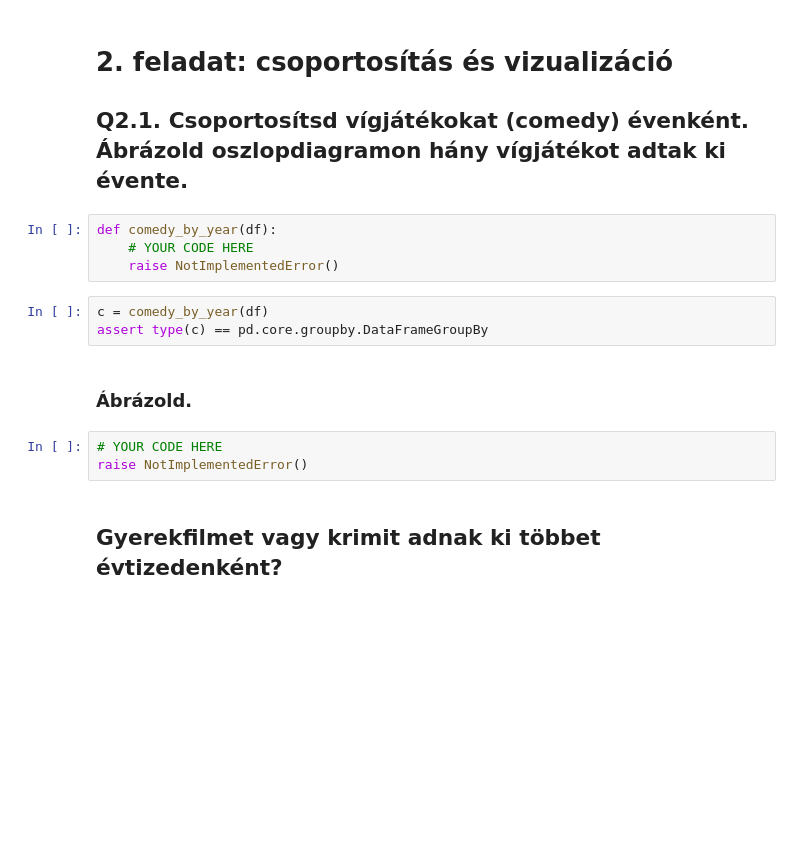
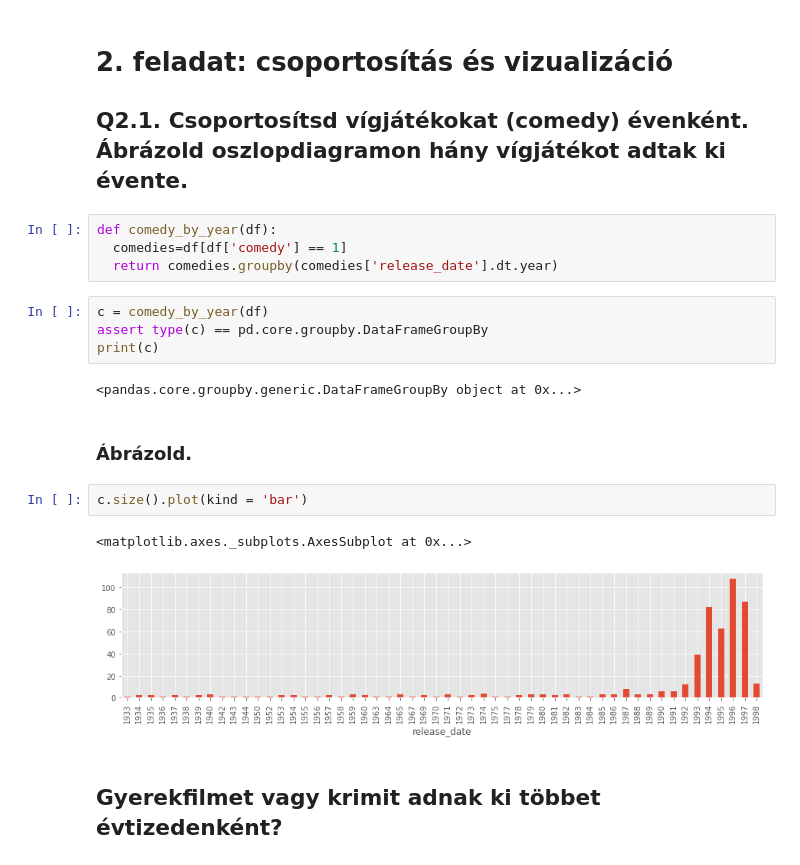
Before and after one commit to IK2023-info/ik2023-lab02-Bendzsike, a Jupyter notebook: 02_01_Pandas_bevezeto.ipynb, the cells around one changed output. Saved outputs shown, nothing was run; the diff lists cells and outputs as text; blank space fills up the shorter version.

```diff
--- a/02_01_Pandas_bevezeto.ipynb
+++ b/02_01_Pandas_bevezeto.ipynb
@@ -992,18 +1048,23 @@ d.size().plot(kind='bar')
 # 2. feladat: csoportosítás és vizualizáció
 
 ## Q2.1. Csoportosítsd vígjátékokat (comedy) évenként. Ábrázold oszlopdiagramon hány vígjátékot adtak ki évente.
-# %%
-def comedy_by_year(df):
-    # YOUR CODE HERE
-    raise NotImplementedError()
+# %%
+def comedy_by_year(df):
+  comedies=df[df['comedy'] == 1]
+  return comedies.groupby(comedies['release_date'].dt.year)
 # %%
 c = comedy_by_year(df)
 assert type(c) == pd.core.groupby.DataFrameGroupBy
+print(c)
+# %% [output]
+<pandas.core.groupby.generic.DataFrameGroupBy object at 0x...>
 # %% [markdown]
 ### Ábrázold.
-# %%
-# YOUR CODE HERE
-raise NotImplementedError()
+# %%
+c.size().plot(kind = 'bar')
+# %% [output]
+<matplotlib.axes._subplots.AxesSubplot at 0x...>
+[figure, added]
 # %% [markdown]
 ## Gyerekfilmet vagy krimit adnak ki többet évtizedenként?
 # %%
```
Also changed, not shown: parts of 71 cells of this notebook.
